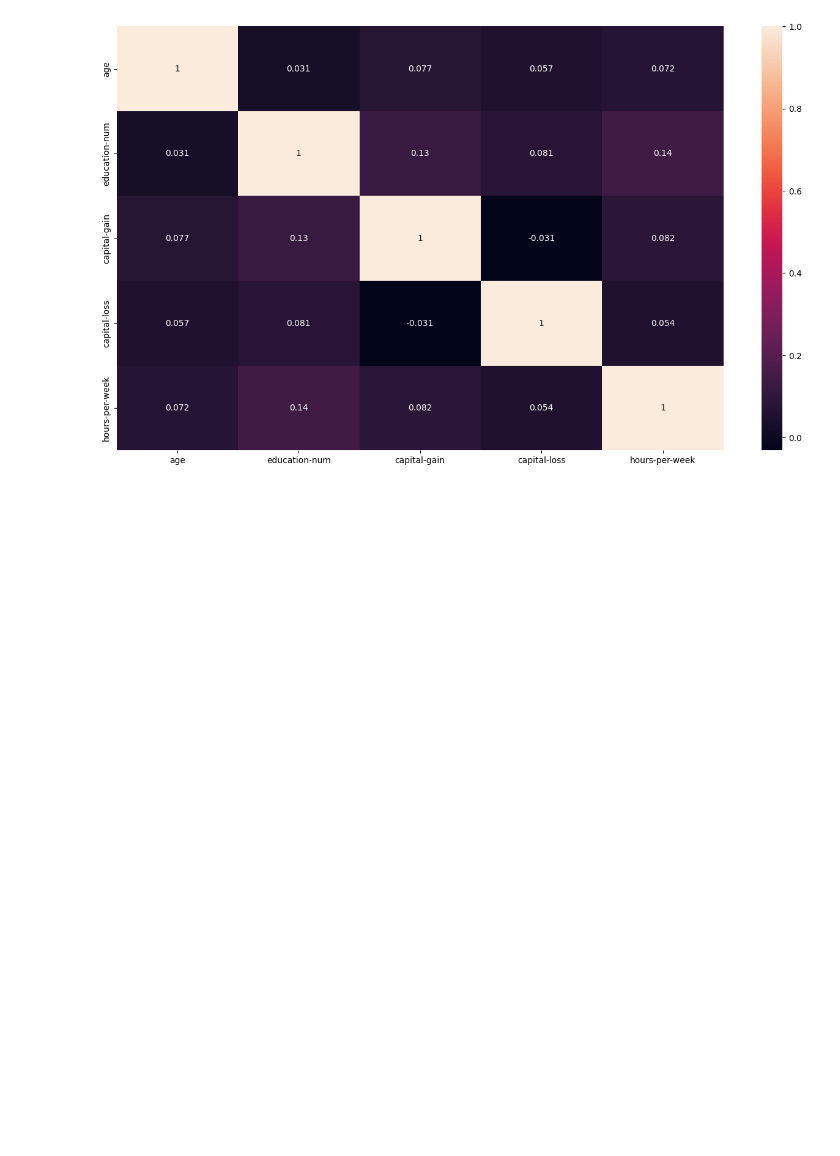
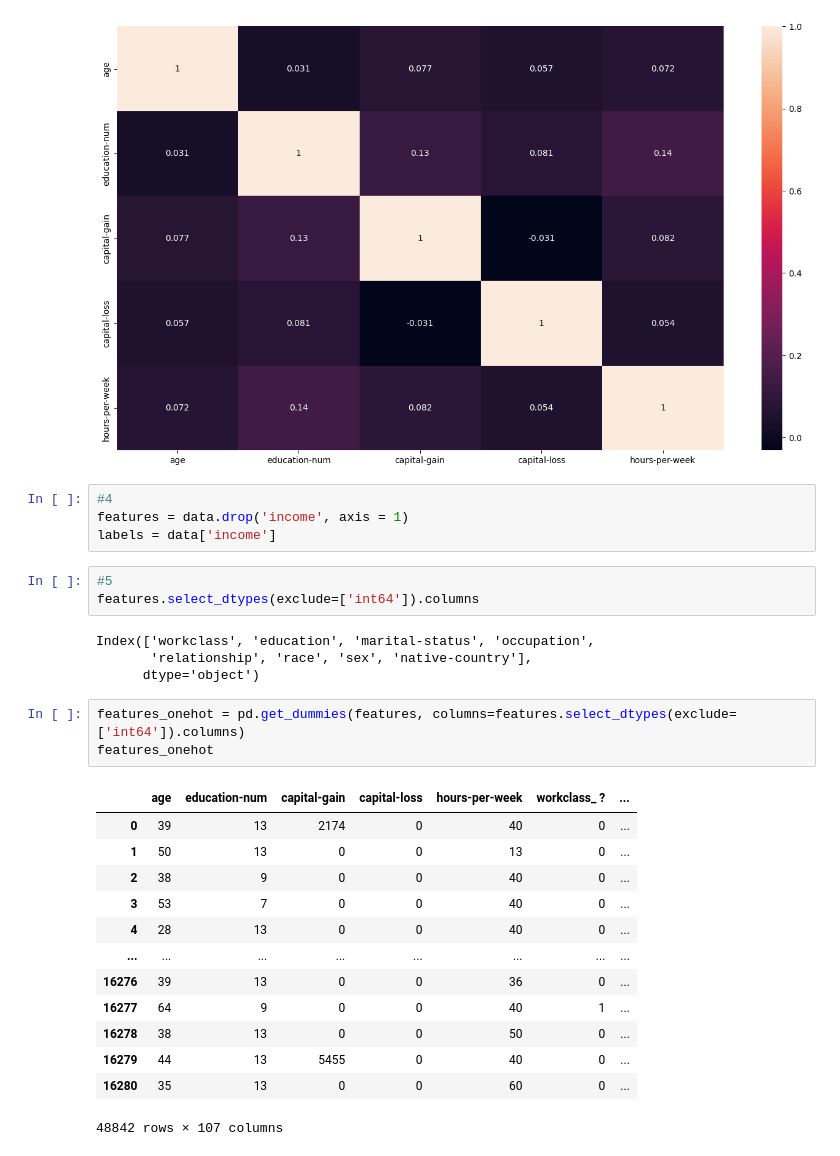
Before and after one commit to nhlong1512/IS252.N21, a Jupyter notebook: Lab3_Class_KTDL.ipynb, the cells around one changed output. Drawn from its saved outputs; the diff is of its cells as text; blank space fills up the shorter version.

```diff
--- a/Lab3_Class_KTDL.ipynb
+++ b/Lab3_Class_KTDL.ipynb
@@ -67,3 +67,31 @@ sns.heatmap(data.corr(method='pearson'), annot = True)
 # %% [output]
 <Axes: >
 [figure]
+# %%
+#4
+features = data.drop('income', axis = 1)
+labels = data['income']
+# %%
+#5
+features.select_dtypes(exclude=['int64']).columns
+# %% [output]
+Index(['workclass', 'education', 'marital-status', 'occupation',
+       'relationship', 'race', 'sex', 'native-country'],
+      dtype='object')
+# %%
+features_onehot = pd.get_dummies(features, columns=features.select_dtypes(exclude=['int64']).columns)
+features_onehot
+# %% [output]
+|  | age | education-num | capital-gain | capital-loss | hours-per-week | workclass_ ? | ... |
+| 0 | 39 | 13 | 2174 | 0 | 40 | 0 | ... |
+| 1 | 50 | 13 | 0 | 0 | 13 | 0 | ... |
+| 2 | 38 | 9 | 0 | 0 | 40 | 0 | ... |
+| 3 | 53 | 7 | 0 | 0 | 40 | 0 | ... |
+| 4 | 28 | 13 | 0 | 0 | 40 | 0 | ... |
+| ... | ... | ... | ... | ... | ... | ... | ... |
+| 16276 | 39 | 13 | 0 | 0 | 36 | 0 | ... |
+| 16277 | 64 | 9 | 0 | 0 | 40 | 1 | ... |
+| 16278 | 38 | 13 | 0 | 0 | 50 | 0 | ... |
+| 16279 | 44 | 13 | 5455 | 0 | 40 | 0 | ... |
+| 16280 | 35 | 13 | 0 | 0 | 60 | 0 | ... |
+48842 rows × 107 columns
```
